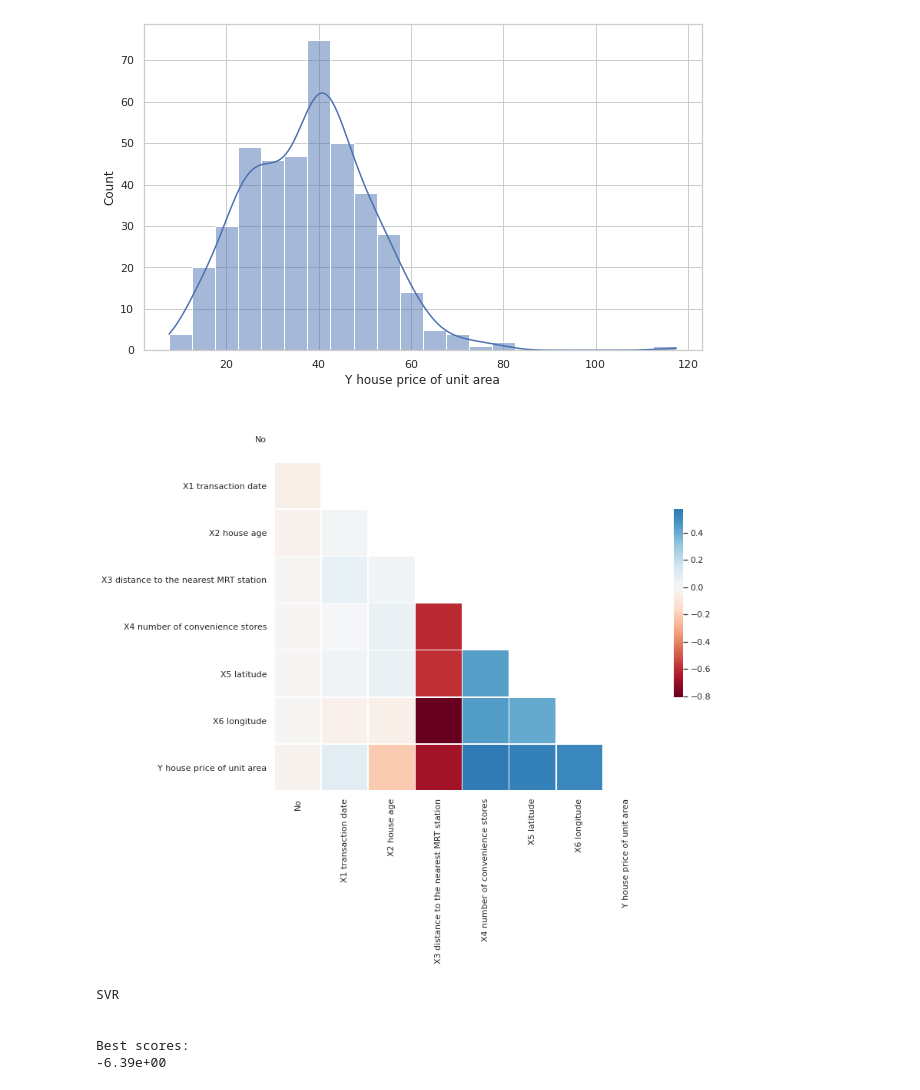
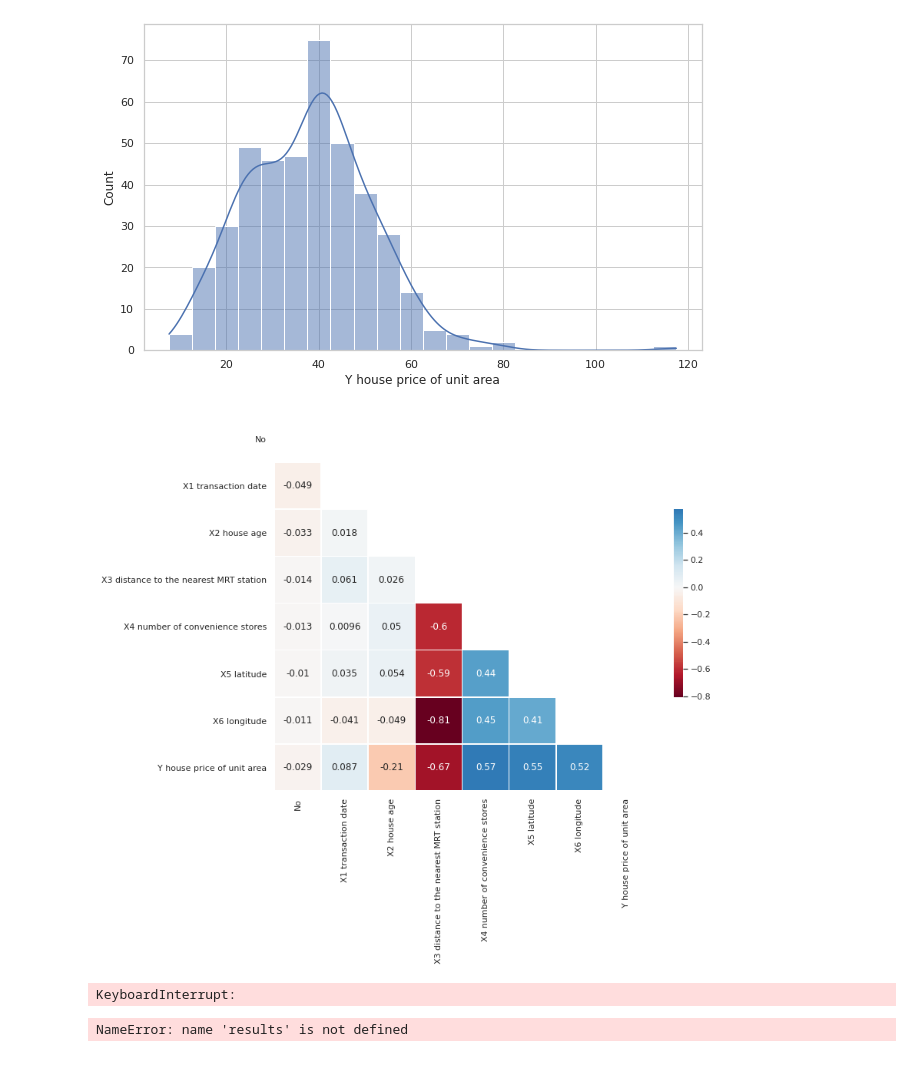
Before and after one commit to renanneri/ic_homework, a Jupyter notebook: analysis_real_state.ipynb, the cells around one changed output. Drawn from its saved outputs; the diff is of its cells as text; code cells hidden in the pictures.

```diff
--- a/analysis_real_state.ipynb
+++ b/analysis_real_state.ipynb
@@ -81,17 +81,17 @@ corr = df.corr()
 # %%
 # Generate a mask for the upper triangle
 mask = np.triu(np.ones_like(corr, dtype=np.bool))
 
 # Set up the matplotlib figure
 f, ax = plt.subplots(figsize=(11, 9))
 
 # Generate a custom diverging colormap
 cmap = 'RdBu'
 
 # Draw the heatmap with the mask and correct aspect ratio
-sns_plot = sns.heatmap(corr, mask=mask, cmap=cmap, center=0, square=True, linewidths=.5, cbar_kws={"shrink": .5})
+sns_plot = sns.heatmap(corr, mask=mask, annot=True, cmap=cmap, center=0, square=True, linewidths=.5, cbar_kws={"shrink": .5})
 # %% [output]
-[figure, old version]
+[figure, new version]
 # %%
 target = df["Y house price of unit area"]
 # %%
@@ -103,9 +103,9 @@ from sklearn.model_selection import GridSearchCV,StratifiedKFold
 regr = SVR()
 
 params = {
-    'C': [0.1,0.8],
+    'C': [0.1,0.8,1,5,10],
     'kernel':['linear', 'rbf'],
-    'gamma' :[0.1,0.8]
+    'gamma' :[0.1,0.8,1,5,10]
 }
 
 scoring = ["neg_mean_absolute_error", "neg_root_mean_squared_error","max_error", "r2"]
@@ -129,9 +129,8 @@ print(type(regr).__name__)
 print("\n")
 print("Best scores:")
 print(best_classifier.best_score_)
-# %% [output]
-SVR
-
-
-Best scores:
--6.39e+00
+# %%
+plot_result_score_model(results,"neg_mean_absolute_error",'C' )
+# %% [output]
+KeyboardInterrupt:
+NameError: name 'results' is not defined
```
Also changed, not shown: parts of 2 cells of this notebook, 1 other file.
